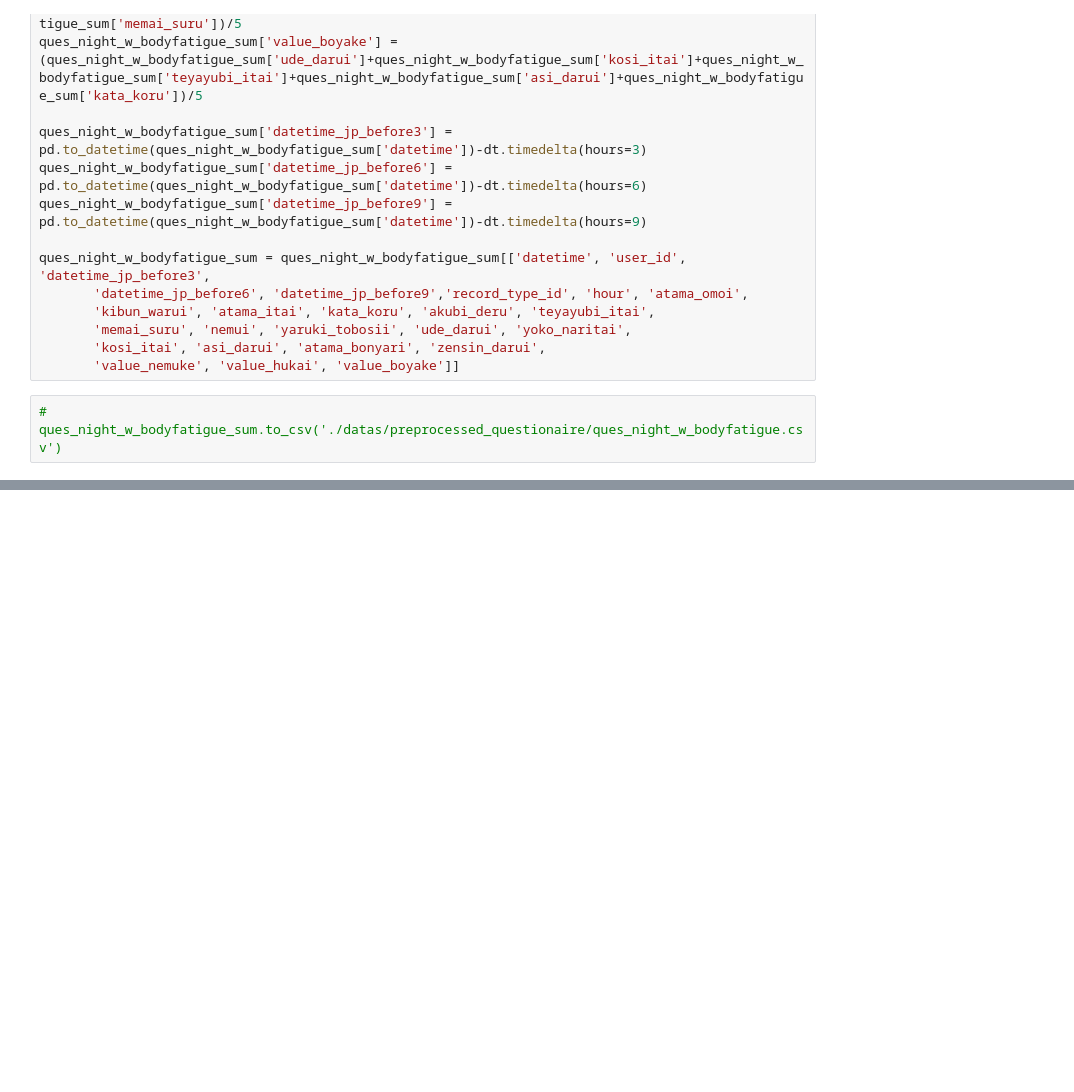
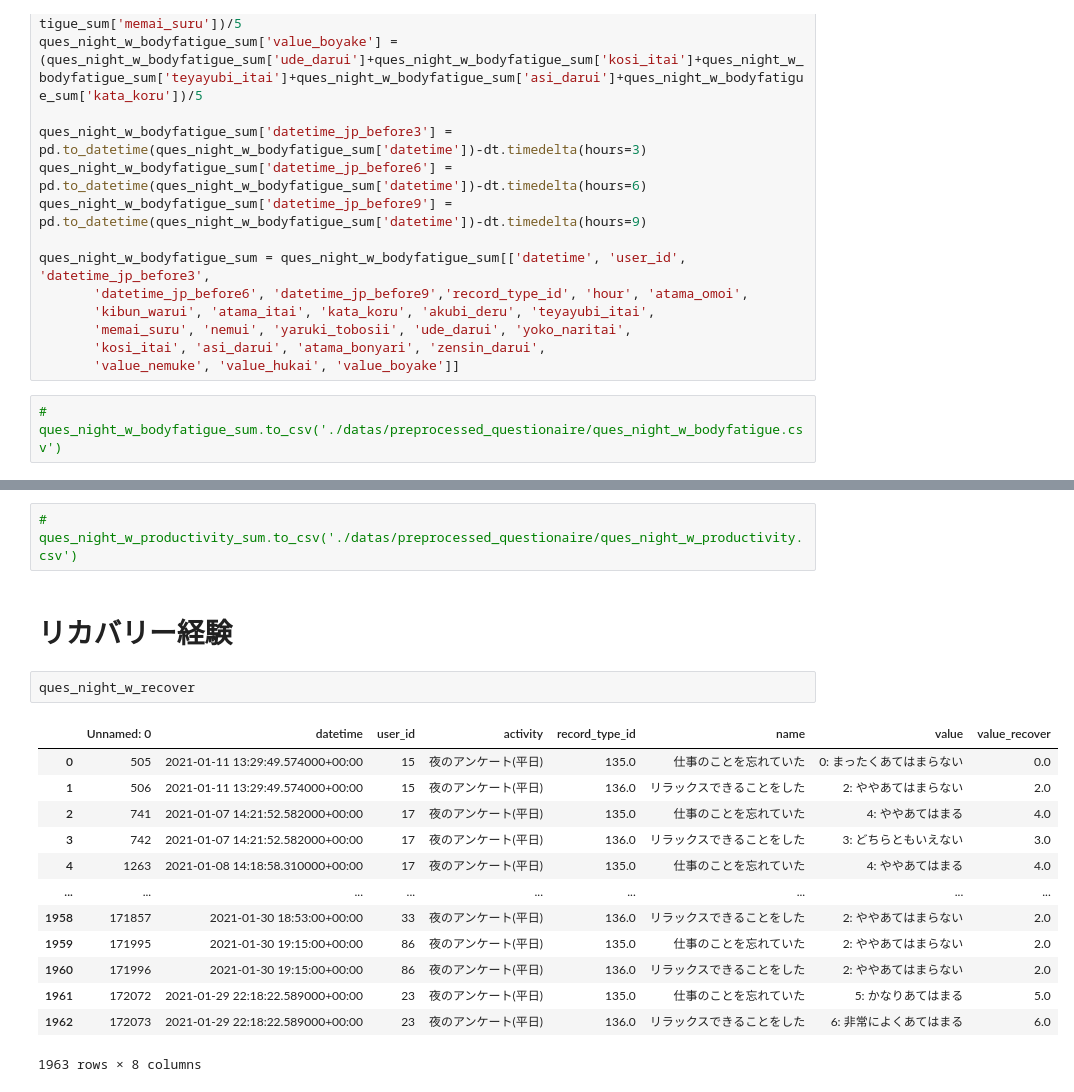
Before and after one commit to yusukennn/research_mental_prediction, a Jupyter notebook: Untitled.ipynb, the cells around one changed output, grey strips where cells are left out. Cells and saved outputs as stored; diff of their text form; blank space fills up the shorter version.

Commit message:
preprocess night weekday

```diff
--- a/Untitled.ipynb
+++ b/Untitled.ipynb
@@ -118,0 +217,20 @@ ques_night_w_bodyfatigue_sum = ques_night_w_bodyfatigue_sum[['datetime', 'user_i
+# %%
+# ques_night_w_productivity_sum.to_csv('./datas/preprocessed_questionaire/ques_night_w_productivity.csv')
+# %% [markdown]
+# リカバリー経験
+# %%
+ques_night_w_recover
+# %% [output]
+|  | Unnamed: 0 | datetime | user_id | activity | record_type_id | name | value | value_recover |
+| 0 | 505 | 2021-01-11 13:29:49.574000+00:00 | 15 | 夜のアンケート(平日) | 135.0 | 仕事のことを忘れていた | 0: まったくあてはまらない | 0.0 |
+| 1 | 506 | 2021-01-11 13:29:49.574000+00:00 | 15 | 夜のアンケート(平日) | 136.0 | リラックスできることをした | 2: ややあてはまらない | 2.0 |
+| 2 | 741 | 2021-01-07 14:21:52.582000+00:00 | 17 | 夜のアンケート(平日) | 135.0 | 仕事のことを忘れていた | 4: ややあてはまる | 4.0 |
+| 3 | 742 | 2021-01-07 14:21:52.582000+00:00 | 17 | 夜のアンケート(平日) | 136.0 | リラックスできることをした | 3: どちらともいえない | 3.0 |
+| 4 | 1263 | 2021-01-08 14:18:58.310000+00:00 | 17 | 夜のアンケート(平日) | 135.0 | 仕事のことを忘れていた | 4: ややあてはまる | 4.0 |
+| ... | ... | ... | ... | ... | ... | ... | ... | ... |
+| 1958 | 171857 | 2021-01-30 18:53:00+00:00 | 33 | 夜のアンケート(平日) | 136.0 | リラックスできることをした | 2: ややあてはまらない | 2.0 |
+| 1959 | 171995 | 2021-01-30 19:15:00+00:00 | 86 | 夜のアンケート(平日) | 135.0 | 仕事のことを忘れていた | 2: ややあてはまらない | 2.0 |
+| 1960 | 171996 | 2021-01-30 19:15:00+00:00 | 86 | 夜のアンケート(平日) | 136.0 | リラックスできることをした | 2: ややあてはまらない | 2.0 |
+| 1961 | 172072 | 2021-01-29 22:18:22.589000+00:00 | 23 | 夜のアンケート(平日) | 135.0 | 仕事のことを忘れていた | 5: かなりあてはまる | 5.0 |
+| 1962 | 172073 | 2021-01-29 22:18:22.589000+00:00 | 23 | 夜のアンケート(平日) | 136.0 | リラックスできることをした | 6: 非常によくあてはまる | 6.0 |
+1963 rows × 8 columns
```
Also changed, not shown: parts of 12 cells of this notebook, 1 other file.
